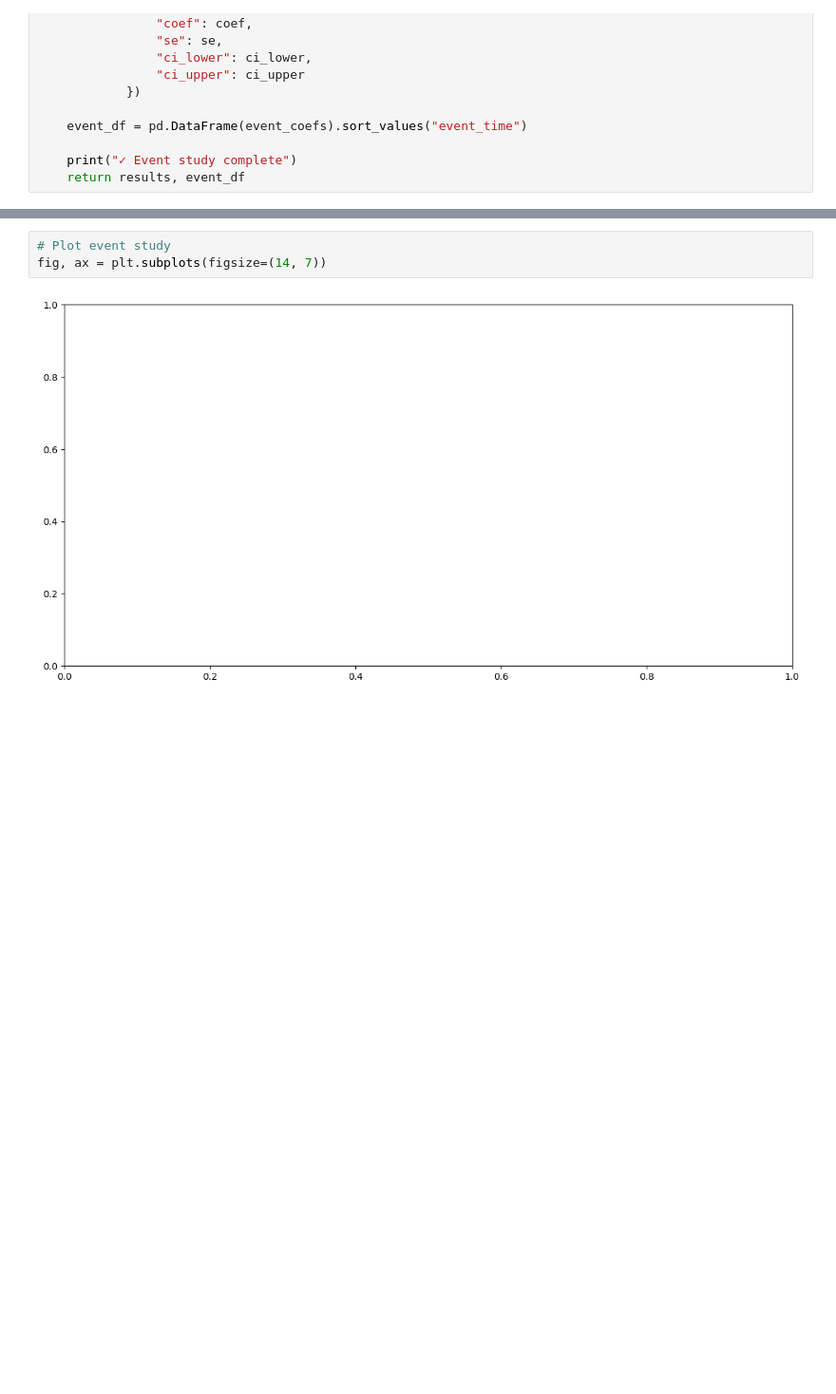
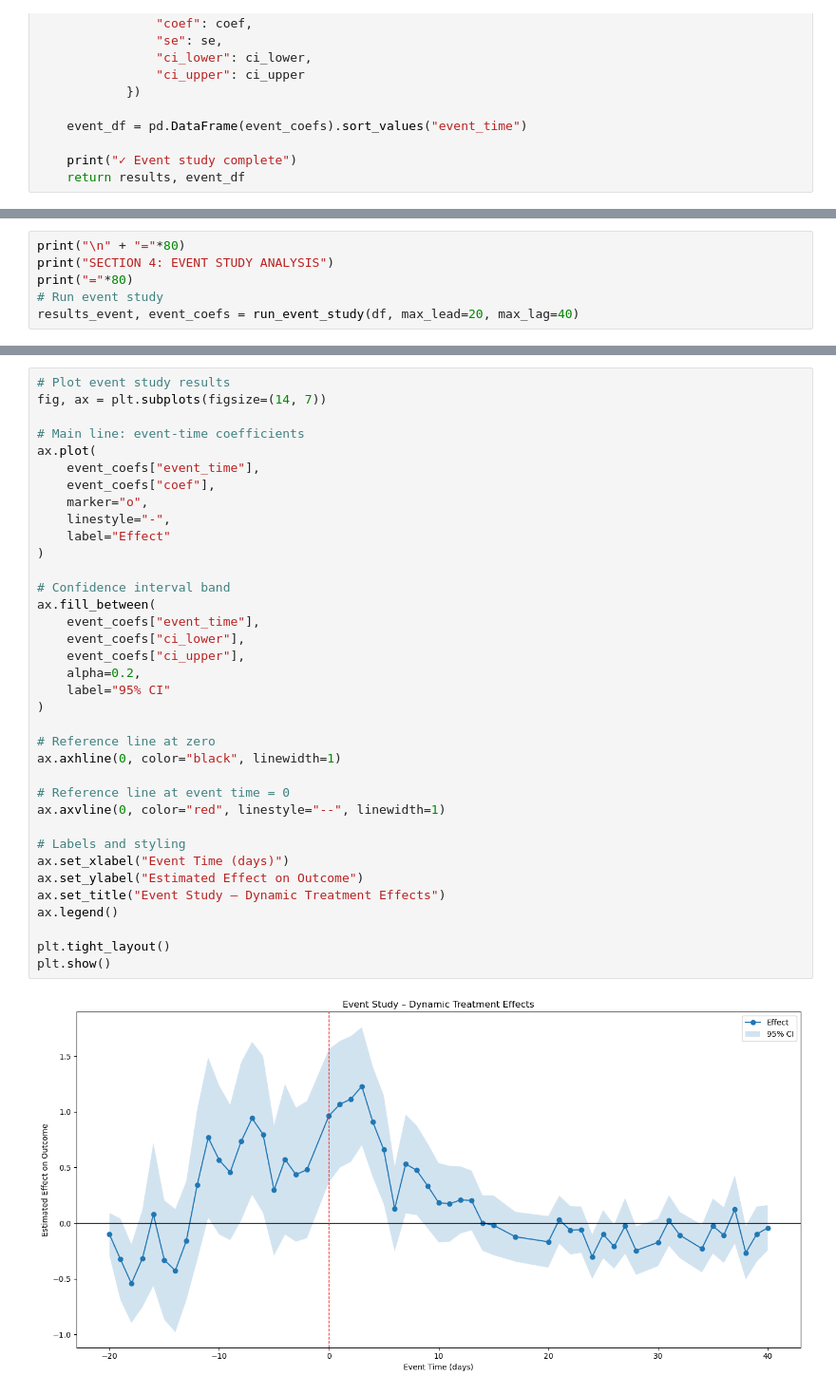
Before and after one commit to isaac-ik/covid_19, a Jupyter notebook: policy-effectiveness-covid/notebooks/analysis.ipynb, the cells around one changed output, grey strips where cells are left out. Shown at 95% size. Cells and saved outputs as stored; diff of their text form; blank space fills up the shorter version.

Commit message:
Event study analysis and plotting

```diff
--- a/policy-effectiveness-covid/notebooks/analysis.ipynb
+++ b/policy-effectiveness-covid/notebooks/analysis.ipynb
@@ -444,0 +703,6 @@ ValueError: exog does not have full column rank. If you wish to proceed with mod
+# %%
+print("\n" + "="*80)
+print("SECTION 4: EVENT STUDY ANALYSIS")
+print("="*80)
+# Run event study
+results_event, event_coefs = run_event_study(df, max_lead=20, max_lag=40)
@@ -445,5 +721,38 @@ ValueError: exog does not have full column rank. If you wish to proceed with mod
 # %%
-# Plot event study
+# Plot event study results
 fig, ax = plt.subplots(figsize=(14, 7))
+
+# Main line: event-time coefficients
+ax.plot(
+    event_coefs["event_time"],
+    event_coefs["coef"],
+    marker="o",
+    linestyle="-",
+    label="Effect"
+)
+
+# Confidence interval band
+ax.fill_between(
+    event_coefs["event_time"],
+    event_coefs["ci_lower"],
+    event_coefs["ci_upper"],
+    alpha=0.2,
+    label="95% CI"
+)
+
+# Reference line at zero
+ax.axhline(0, color="black", linewidth=1)
+
+# Reference line at event time = 0
+ax.axvline(0, color="red", linestyle="--", linewidth=1)
+
+# Labels and styling
+ax.set_xlabel("Event Time (days)")
+ax.set_ylabel("Estimated Effect on Outcome")
+ax.set_title("Event Study – Dynamic Treatment Effects")
+ax.legend()
+
+plt.tight_layout()
+plt.show()
 # %% [output]
-[figure, old version]
+[figure, new version]
```
Also changed, not shown: parts of 5 cells of this notebook.
